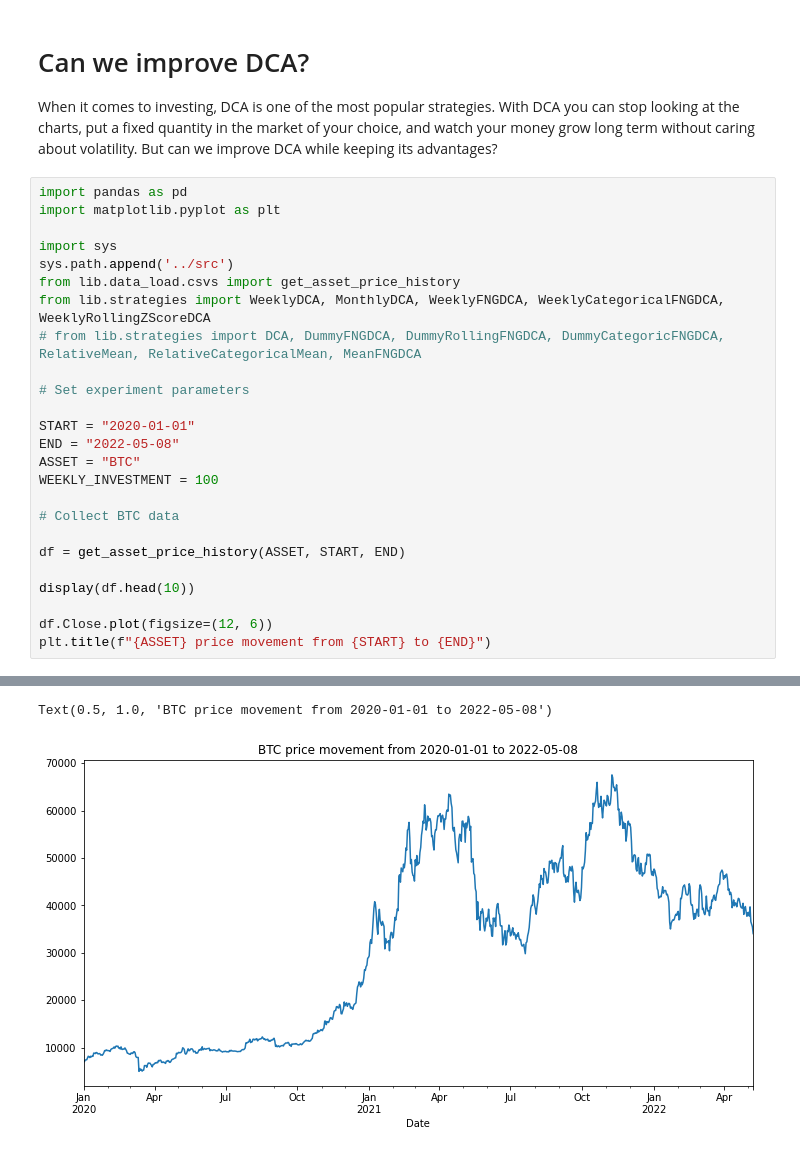
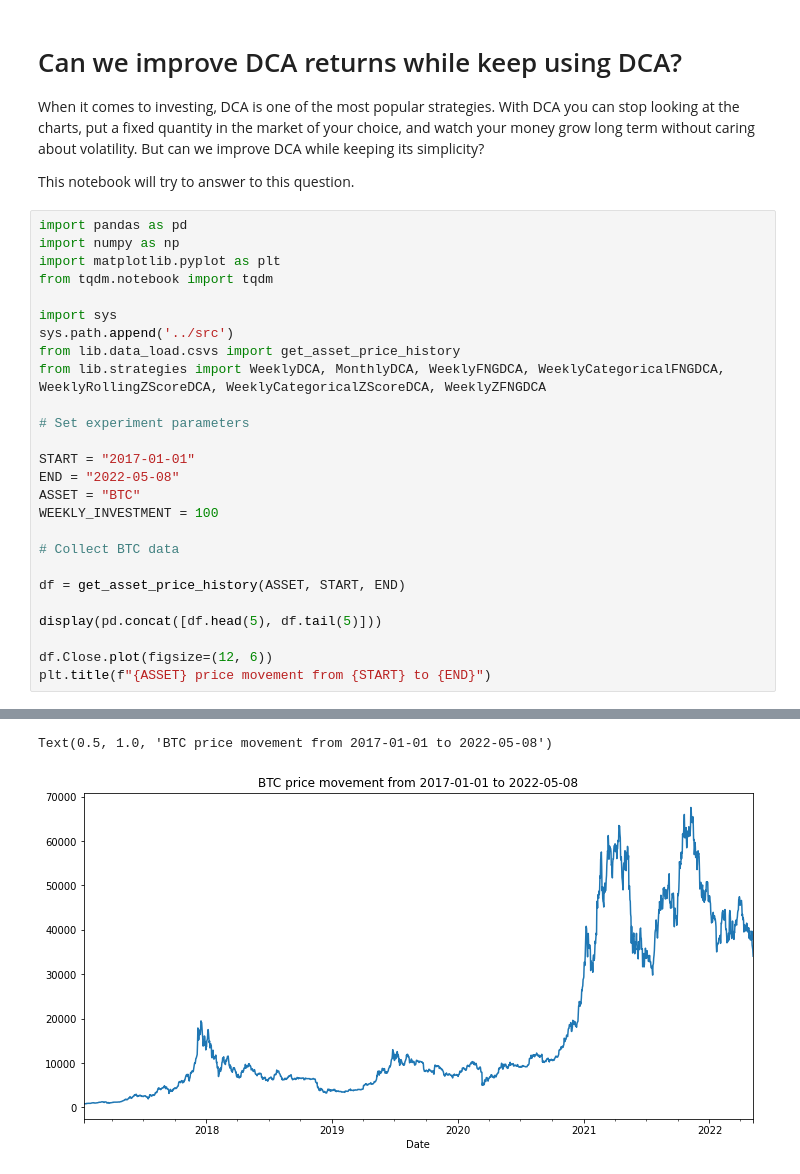
Before and after one commit to denisbrogg/dca-ideas, a Jupyter notebook: notebooks/improve-dca.ipynb, the cells around one changed output, grey strips where cells are left out. Saved outputs shown, nothing was run; the diff lists cells and outputs as text.

```diff
--- a/notebooks/improve-dca.ipynb
+++ b/notebooks/improve-dca.ipynb
@@ -1,19 +1,22 @@
 # %% [markdown]
-# Can we improve DCA?
-When it comes to investing, DCA is one of the most popular strategies. With DCA you can stop looking at the charts, put a fixed quantity in the market of your choice, and watch your money grow long term without caring about volatility. But can we improve DCA while keeping its advantages?
+# Can we improve DCA returns while keep using DCA?
+When it comes to investing, DCA is one of the most popular strategies. With DCA you can stop looking at the charts, put a fixed quantity in the market of your choice, and watch your money grow long term without caring about volatility. But can we improve DCA while keeping its simplicity?
+
+This notebook will try to answer to this question.
 # %%
 import pandas as pd
+import numpy as np
 import matplotlib.pyplot as plt
+from tqdm.notebook import tqdm
 
 import sys
 sys.path.append('../src')
 from lib.data_load.csvs import get_asset_price_history
-from lib.strategies import WeeklyDCA, MonthlyDCA, WeeklyFNGDCA, WeeklyCategoricalFNGDCA, WeeklyRollingZScoreDCA
-# from lib.strategies import DCA, DummyFNGDCA, DummyRollingFNGDCA, DummyCategoricFNGDCA, RelativeMean, RelativeCategoricalMean, MeanFNGDCA
+from lib.strategies import WeeklyDCA, MonthlyDCA, WeeklyFNGDCA, WeeklyCategoricalFNGDCA, WeeklyRollingZScoreDCA, WeeklyCategoricalZScoreDCA, WeeklyZFNGDCA
 
 # Set experiment parameters
 
-START = "2020-01-01"
+START = "2017-01-01"
 END = "2022-05-08"
 ASSET = "BTC"
 WEEKLY_INVESTMENT = 100
@@ -22,7 +25,7 @@ WEEKLY_INVESTMENT = 100
 
 df = get_asset_price_history(ASSET, START, END)
 
-display(df.head(10))
+display(pd.concat([df.head(5), df.tail(5)]))
 
 df.Close.plot(figsize=(12, 6))
 plt.title(f"{ASSET} price movement from {START} to {END}")
@@ -42,2 +45,2 @@ plt.title(f"{ASSET} price movement from {START} to {END}")
-Text(0.5, 1.0, 'BTC price movement from 2020-01-01 to 2022-05-08')
+Text(0.5, 1.0, 'BTC price movement from 2017-01-01 to 2022-05-08')
-[figure, old version]
+[figure, new version]
```
Also changed, not shown: parts of 21 cells of this notebook, 9 other files.
